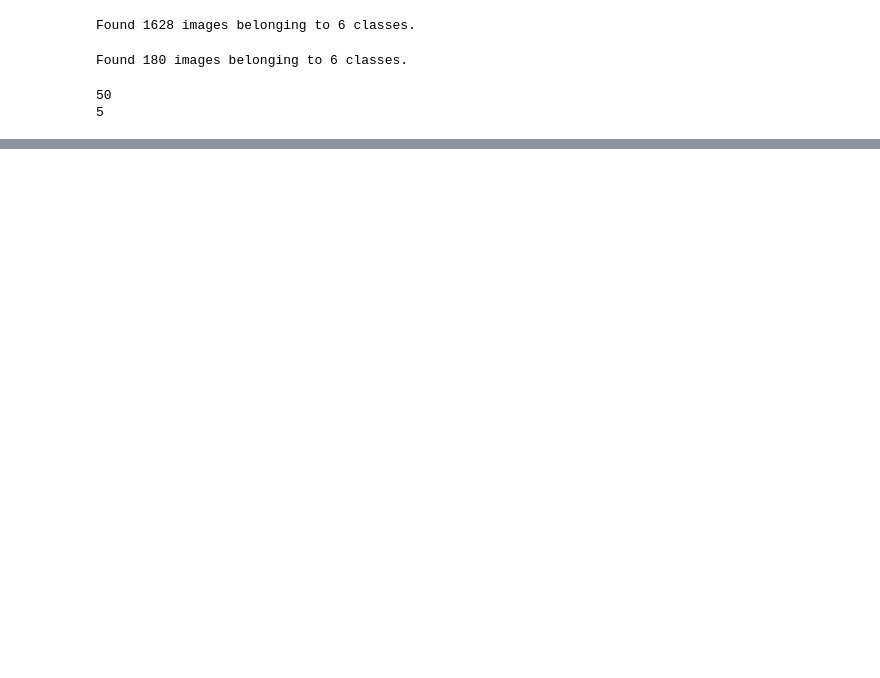
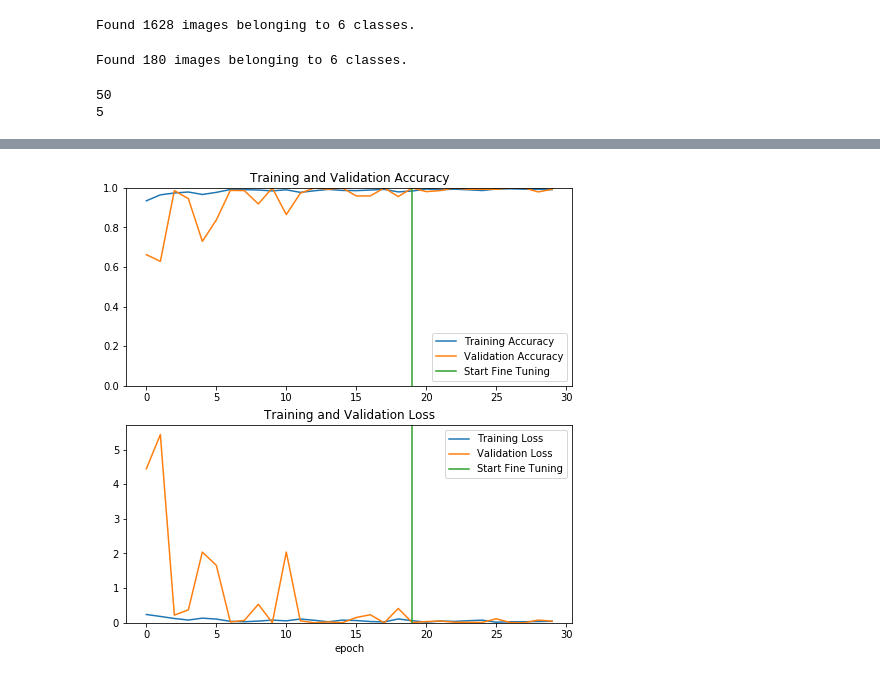
Before and after one commit to mahesh-sudhakar/NEU_XAI, a Jupyter notebook: xai_tl.ipynb, the cells around one changed output, grey strips where cells are left out. Saved outputs shown, nothing was run; the diff lists cells and outputs as text; code cells hidden in the pictures; blank space fills up the shorter version.

Commit message:
fine tune 20 - 30

```diff
--- a/xai_tl.ipynb
+++ b/xai_tl.ipynb
@@ -165,0 +176,2 @@ model.save_weights('/content/drive/My Drive/xai_model/weights.h5')
+# %%
+model.compile(optimizer='Adam',loss='categorical_crossentropy',metrics=['acc'])
@@ -165,0 +198,10 @@ model.save_weights('/content/drive/My Drive/xai_model/weights.h5')
+# %%
+fine_tune_epochs = 10
+total_epochs =  initial_epochs + fine_tune_epochs
+
+history_fine = model.fit_generator(generator=train_generator,
+                   steps_per_epoch=step_size_train,
+                   validation_data=val_generator,
+                   validation_steps=step_size_val,
+                   epochs=total_epochs,
+                   initial_epoch = initial_epochs)
@@ -165,0 +229,30 @@ model.save_weights('/content/drive/My Drive/xai_model/weights.h5')
+# %%
+acc += history_fine.history['acc']
+val_acc += history_fine.history['val_acc']
+
+loss += history_fine.history['loss']
+val_loss += history_fine.history['val_loss']
+# %%
+plt.figure(figsize=(8, 8))
+plt.subplot(2, 1, 1)
+plt.plot(acc, label='Training Accuracy')
+plt.plot(val_acc, label='Validation Accuracy')
+plt.ylim([0, 1])
+plt.plot([initial_epochs-1,initial_epochs-1],
+          plt.ylim(), label='Start Fine Tuning')
+plt.legend(loc='lower right')
+plt.title('Training and Validation Accuracy')
+
+plt.subplot(2, 1, 2)
+plt.plot(loss, label='Training Loss')
+plt.plot(val_loss, label='Validation Loss')
+plt.ylim([0, max(plt.ylim())])
+plt.plot([initial_epochs-1,initial_epochs-1],
+         plt.ylim(), label='Start Fine Tuning')
+plt.legend(loc='upper right')
+plt.title('Training and Validation Loss')
+plt.xlabel('epoch')
+plt.savefig('/content/drive/My Drive/xai_model/MN_FT_90_10_13.jpg')
+plt.show()
+# %% [output]
+[figure, added]
```
Also changed, not shown: parts of 21 cells of this notebook.
